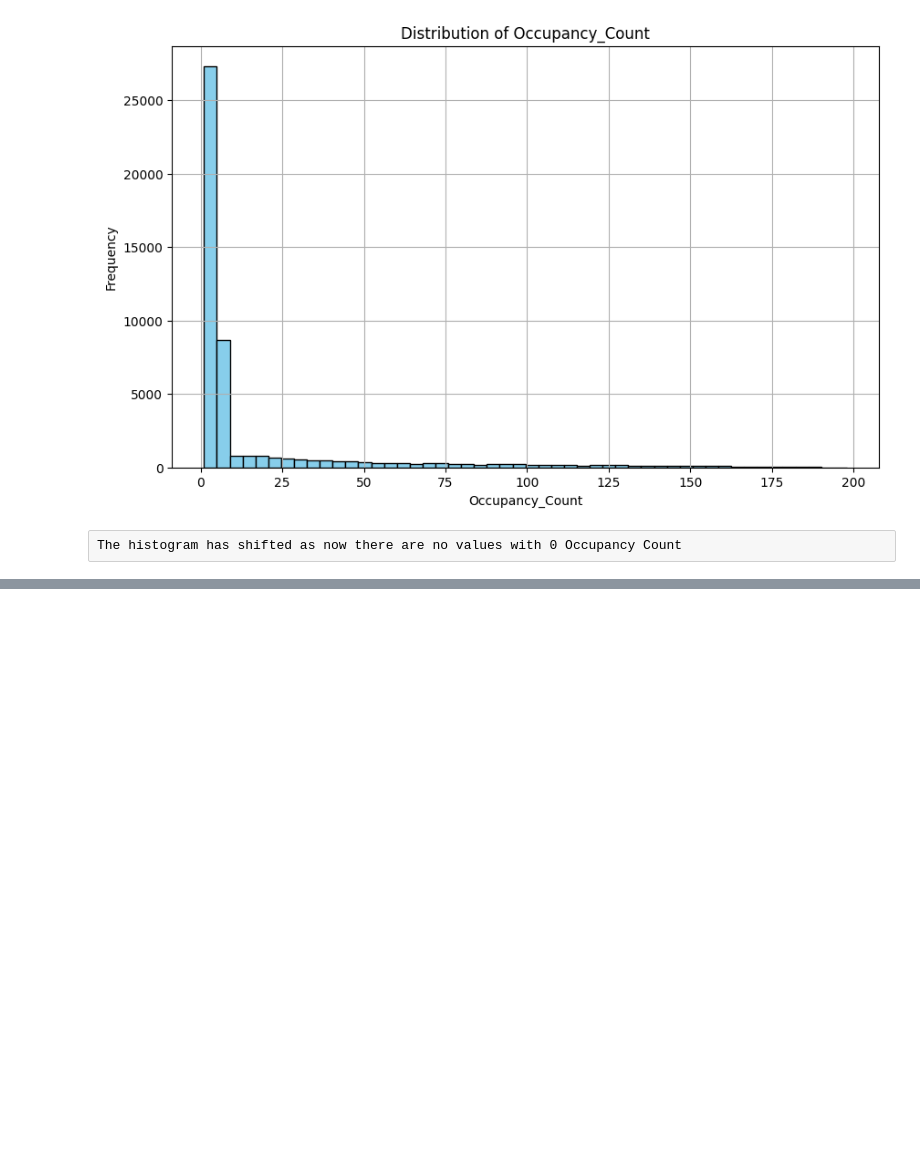
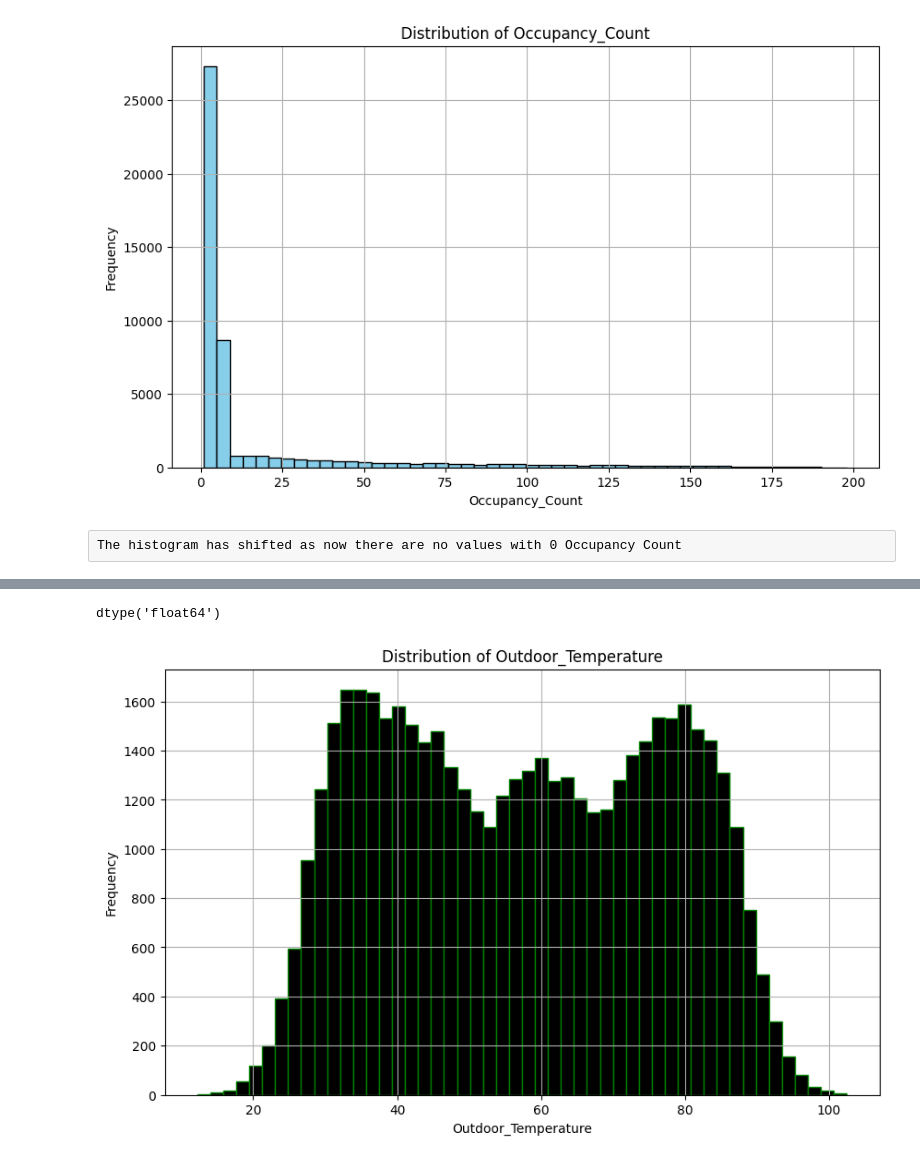
Before and after one commit to kuchbhimohan/Energy-Consumption-Project, a Jupyter notebook: notebooks/02_eda.ipynb, the cells around one changed output, grey strips where cells are left out. Cells and saved outputs as stored; diff of their text form; code cells hidden in the pictures; blank space fills up the shorter version.

```diff
--- a/notebooks/02_eda.ipynb
+++ b/notebooks/02_eda.ipynb
@@ -98,0 +161,9 @@ The histogram has shifted as now there are no values with 0 Occupancy Count
+# %%
+df['Outdoor_Temperature'].dtype
+# %% [output]
+dtype('float64')
+# %%
+# plotting the histogram of the Outdoor Temperature
+plot_histogram(df,'Outdoor_Temperature',edgecolor='green',color='black');
+# %% [output]
+[figure, added]
```
Also changed, not shown: parts of 33 cells of this notebook, 2 other files.
